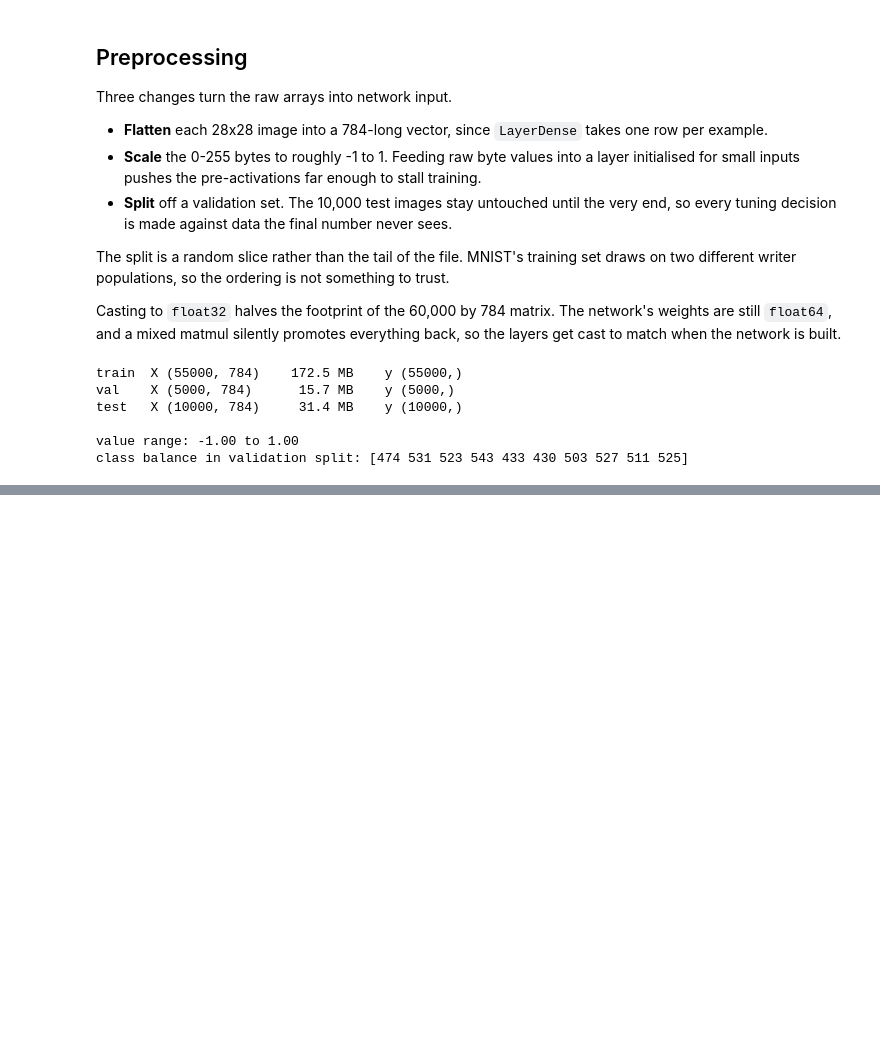
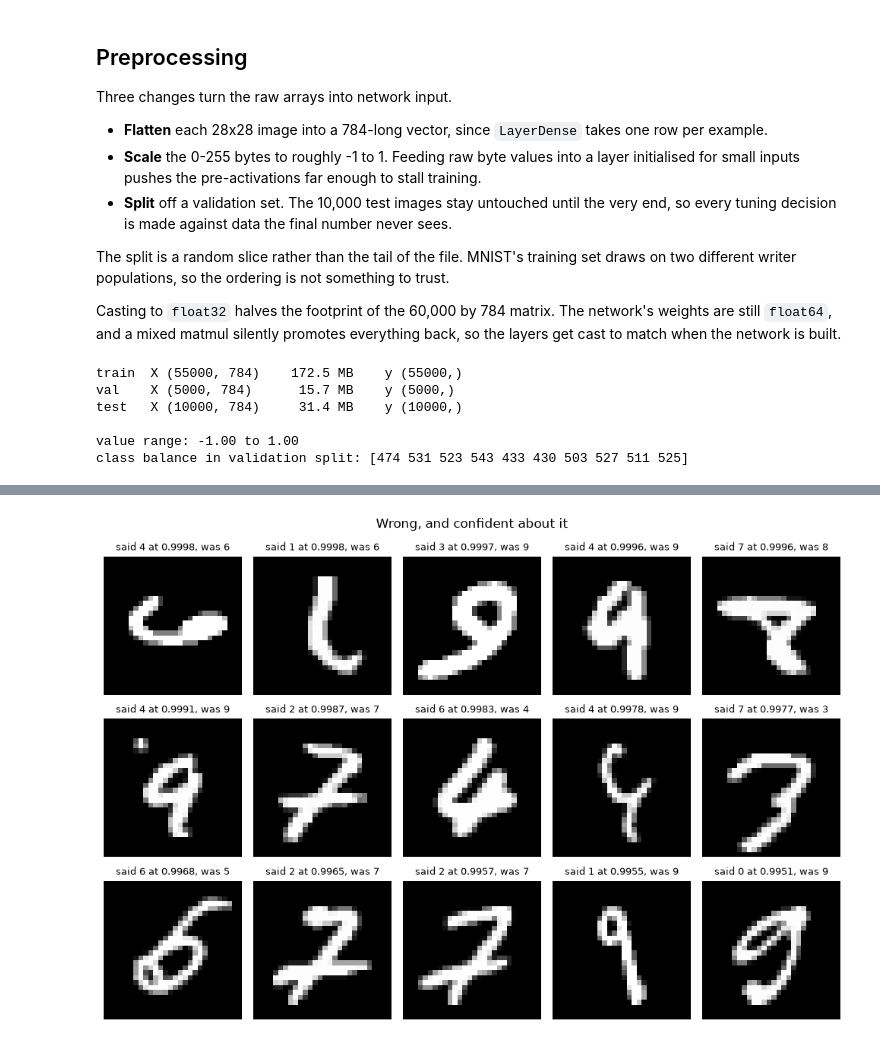
Before and after one commit to n-markov/digit_classification, a Jupyter notebook: notebooks/02_mnist_classification.ipynb, the cells around one changed output, grey strips where cells are left out. Cells and saved outputs as stored; diff of their text form; code cells hidden in the pictures; blank space fills up the shorter version.

```diff
--- a/notebooks/02_mnist_classification.ipynb
+++ b/notebooks/02_mnist_classification.ipynb
@@ -134,0 +552,30 @@ class balance in validation split: [474 531 523 543 433 430 503 527 511 525]
+# %%
+# Re-run the forward pass keeping the full probability rows, not just the argmax.
+probabilities = np.empty((len(X_test), 10), dtype=np.float32)
+
+for start in range(0, len(X_test), 2048):
+    stop = start + 2048
+    dense1.forward(X_test[start:stop])
+    activation1.forward(dense1.output)
+    dense2.forward(activation1.output)
+    loss_activation.forward(dense2.output, y_test[start:stop])
+    probabilities[start:stop] = loss_activation.output
+
+wrong = np.flatnonzero(test_predictions != y_test)
+confidence = probabilities[wrong, test_predictions[wrong]]
+most_confident = wrong[np.argsort(confidence)[::-1][:15]]
+
+fig, axes = plt.subplots(3, 5, figsize=(10, 7))
+
+for ax, index in zip(axes.flat, most_confident):
+    said = test_predictions[index]
+    ax.imshow(X_test[index].reshape(28, 28), cmap="gray")
+    ax.set_title(f"said {said} at {probabilities[index, said]:.4f}, was {y_test[index]}",
+                 fontsize=9)
+    ax.axis("off")
+
+fig.suptitle("Wrong, and confident about it")
+fig.tight_layout()
+plt.show()
+# %% [output]
+[figure, added]
```
Also changed, not shown: parts of 16 cells of this notebook.
